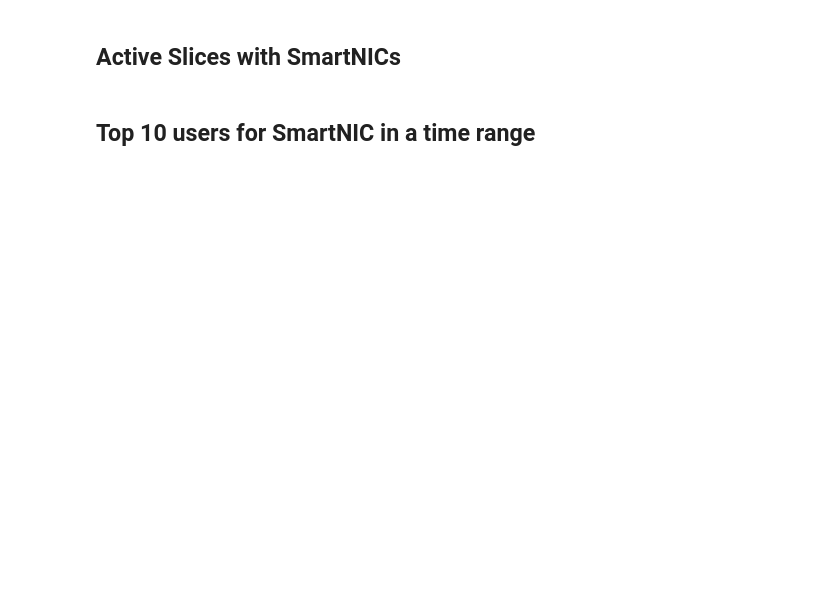
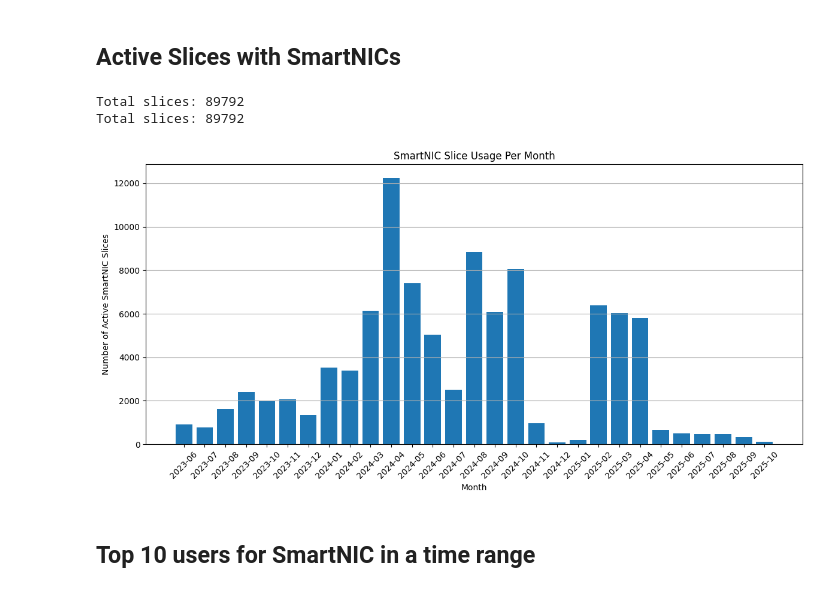
Before and after one commit to fabric-testbed/reports, a Jupyter notebook: tools/reports.ipynb, the cells around one changed output. Saved outputs shown, nothing was run; the diff lists cells and outputs as text; code cells hidden in the pictures; blank space fills up the shorter version.

```diff
--- a/tools/reports.ipynb
+++ b/tools/reports.ipynb
@@ -216,8 +566,13 @@ plt.show()
 ## Active Slices with SmartNICs
 # %%
 # Step 1: Fetch all slices that used SmartNICs
-response = api.query_slices(component_type="SmartNIC", fetch_all=True)
-df = pd.DataFrame(response["data"])
+response = api.query_slices(component_type="SmartNIC", fetch_all=True, per_page=1000)
+
+print(f"Total slices: {len(slices)}")
+
+# Step 3: Create DataFrame and process dates
+df = pd.DataFrame(slices)
+print(f"Total slices: {len(df)}")
 
 # Step 2: Convert lease_start and lease_end to datetime (with UTC awareness)
 # Robust datetime parsing using 'mixed' format
@@ -225,33 +580,37 @@ df['lease_start'] = pd.to_datetime(df['lease_start'], utc=True, format='mixed')
 df['lease_end'] = pd.to_datetime(df['lease_end'], utc=True, format='mixed')
 
 # Step 3: Define the month range for plotting
 start_month = df['lease_start'].min().to_period('M').to_timestamp()
 end_month = df['lease_end'].max().to_period('M').to_timestamp()
 month_range = pd.date_range(start=start_month, end=end_month, freq='MS')
 
 # Step 4: Count SmartNIC slices active in each month
 smartnic_counts = []
 
 for month_start in month_range:
     month_start = month_start.tz_localize("UTC")
     month_end = (month_start + relativedelta(months=1)) - pd.Timedelta(seconds=1)
 
     active_slices = df[
         (df['lease_start'] <= month_end) &
         (df['lease_end'] >= month_start)
     ]
     smartnic_counts.append(len(active_slices))
 
 # Step 5: Plot the results
 plt.figure(figsize=(12, 6))
 plt.bar(month_range.strftime('%Y-%m'), smartnic_counts)
 plt.xticks(rotation=45)
 plt.title("SmartNIC Slice Usage Per Month")
 plt.xlabel("Month")
 plt.ylabel("Number of Active SmartNIC Slices")
 plt.tight_layout()
 plt.grid(axis='y')
 plt.show()
+# %% [output]
+Total slices: 89792
+Total slices: 89792
+[figure, added]
 # %% [markdown]
 ## Top 10 users for SmartNIC in a time range
 # %%
```
Also changed, not shown: parts of 33 cells of this notebook, 2 other files.
